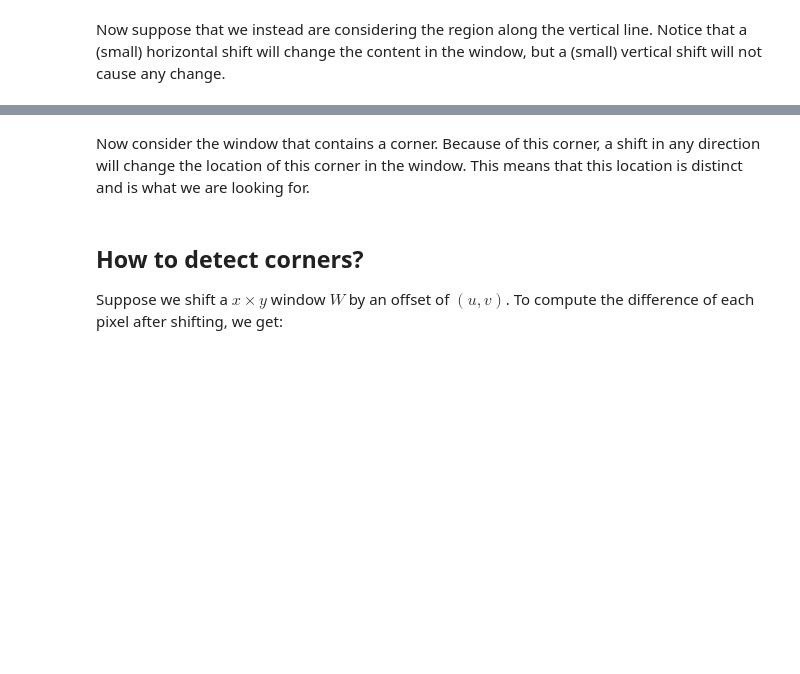
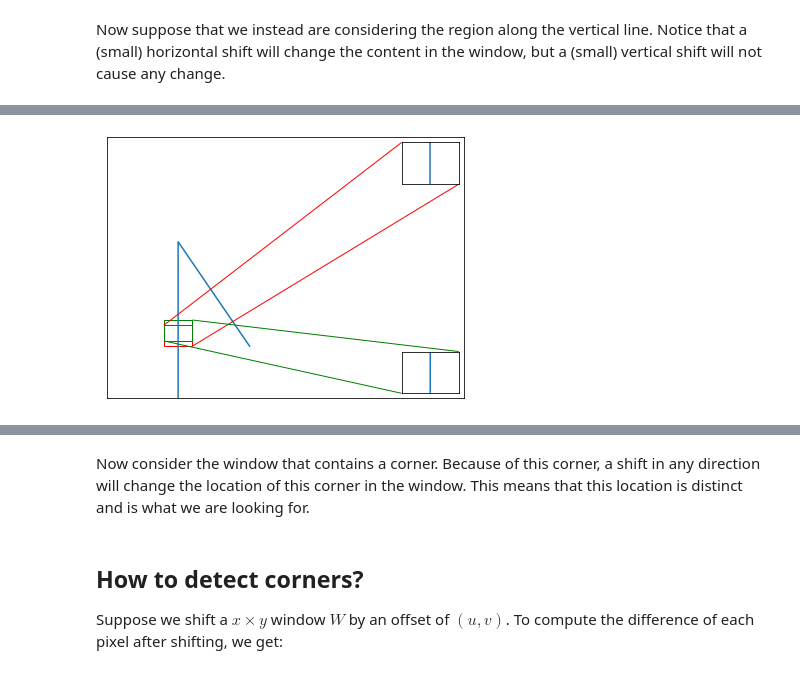
Before and after one commit to 0WN463/wellspring, a Jupyter notebook: computer-vision/key_points.ipynb, the cells around one changed output, grey strips where cells are left out. Saved outputs shown, nothing was run; the diff lists cells and outputs as text; code cells hidden in the pictures; blank space fills up the shorter version.

```diff
--- a/computer-vision/key_points.ipynb
+++ b/computer-vision/key_points.ipynb
@@ -84,0 +102,4 @@ plt.show()
+# %%
+show_shift((0.8, 1.2, 1, 1.4), (0, 0.1))
+# %% [output]
+[figure, added]
```
Also changed, not shown: parts of 34 cells of this notebook.
